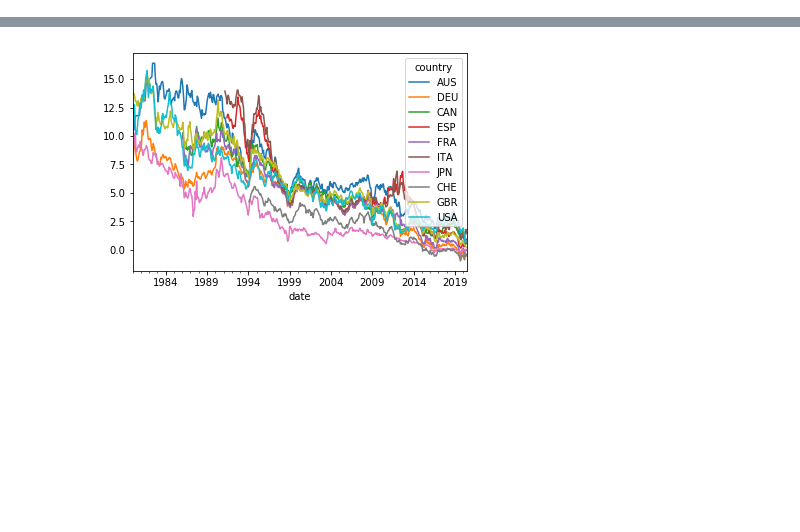
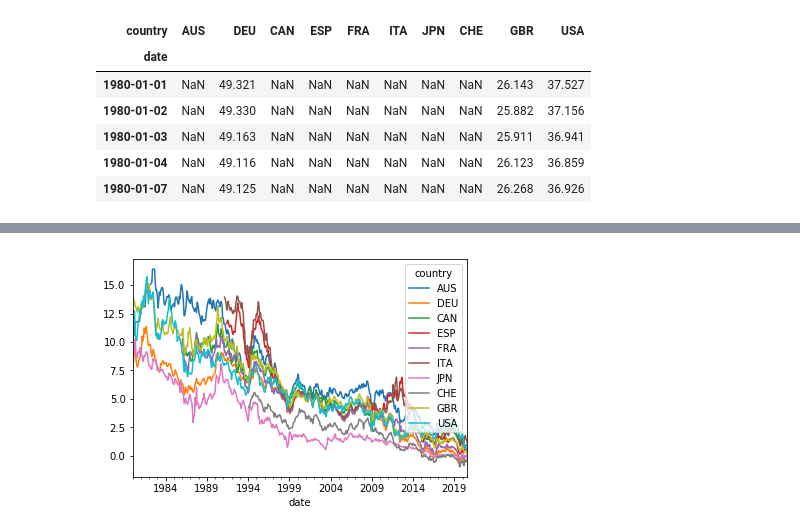
Before and after one commit to Mike-Huntress/Internship2020, a Jupyter notebook: SampleSignal/DataBrowser.ipynb, the cells around one changed output, grey strips where cells are left out. Cells and saved outputs as stored; diff of their text form; code cells hidden in the pictures; blank space fills up the shorter version.

```diff
--- a/SampleSignal/DataBrowser.ipynb
+++ b/SampleSignal/DataBrowser.ipynb
@@ -26,6 +32,15 @@ dl = DataLib("SignalData")
 dsPuller = DatastreamPulls(countries)
 # %%
 bondReturnIdx_locFX = dsPuller.ds_country_pull(lambda x: f'BM{x}10Y', start_date, 'RI', 'D')
+bondReturnIdx_locFX.head()
+# %% [output]
+| country | AUS | DEU | CAN | ESP | FRA | ITA | JPN | CHE | GBR | USA |
+| date |  |  |  |  |  |  |  |  |  |  |
+| 1980-01-01 | NaN | 49.321 | NaN | NaN | NaN | NaN | NaN | NaN | 26.143 | 37.527 |
+| 1980-01-02 | NaN | 49.330 | NaN | NaN | NaN | NaN | NaN | NaN | 25.882 | 37.156 |
+| 1980-01-03 | NaN | 49.163 | NaN | NaN | NaN | NaN | NaN | NaN | 25.911 | 36.941 |
+| 1980-01-04 | NaN | 49.116 | NaN | NaN | NaN | NaN | NaN | NaN | 26.123 | 36.859 |
+| 1980-01-07 | NaN | 49.125 | NaN | NaN | NaN | NaN | NaN | NaN | 26.268 | 36.926 |
 # %%
 bondReturnIdx_locFX.plot()
 plt.show()
```
Also changed, not shown: parts of 13 cells of this notebook, 3 other files.
